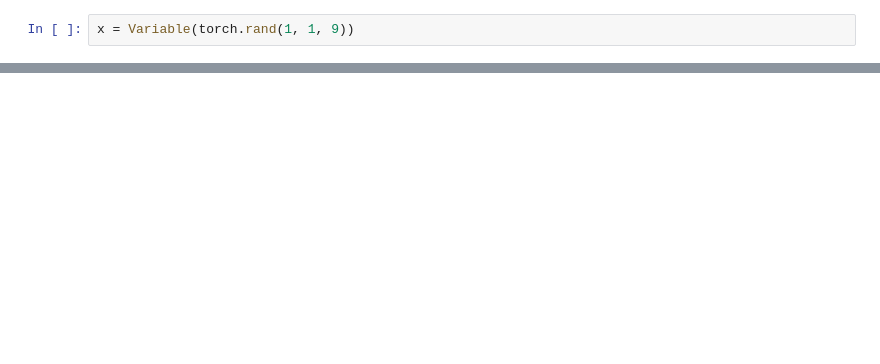
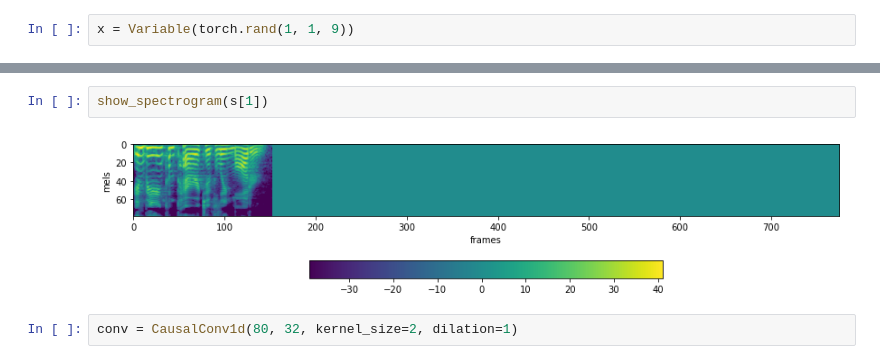
Before and after one commit to A-Jacobson/tacotron2, a Jupyter notebook: wavenet.ipynb, the cells around one changed output, grey strips where cells are left out. Drawn from its saved outputs; the diff is of its cells as text; blank space fills up the shorter version.

```diff
--- a/wavenet.ipynb
+++ b/wavenet.ipynb
@@ -66,0 +74,6 @@ True
+# %%
+show_spectrogram(s[1])
+# %% [output]
+[figure, added]
+# %%
+conv = CausalConv1d(80, 32, kernel_size=2, dilation=1)
```
Also changed, not shown: parts of 16 cells of this notebook, 14 other files.
